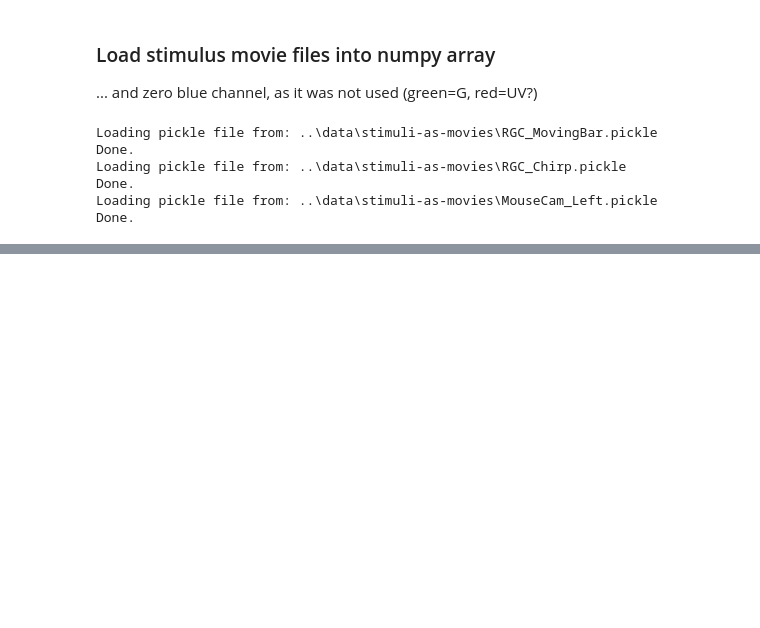
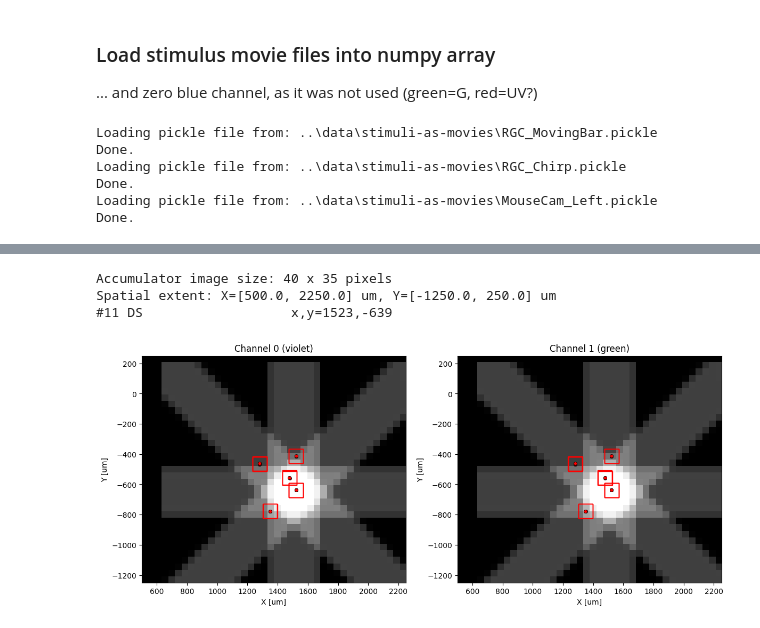
Before and after one commit to eyewire2/eyewire2-functional-analysis, a Jupyter notebook: notebooks/EW2_stim_history.ipynb, the cells around one changed output, grey strips where cells are left out. Drawn from its saved outputs; the diff is of its cells as text; code cells hidden in the pictures; blank space fills up the shorter version.

Commit message:
exposure plots continued

```diff
--- a/notebooks/EW2_stim_history.ipynb
+++ b/notebooks/EW2_stim_history.ipynb
@@ -371,0 +373,13 @@ Spatial extent: X=[500.0, 2250.0] um, Y=[-1250.0, 250.0] um
+# %%
+#plot_exposure(CONSOL_PATH, ln_range=[7, 9]) # F0
+#plot_exposure(CONSOL_PATH, ln_range=[10, 13]) # F1
+#plot_exposure(CONSOL_PATH, ln_range=[16, 18]) # F2
+#plot_exposure(CONSOL_PATH, ln_range=[20, 24]) # F3
+#plot_exposure(CONSOL_PATH, ln_range=[28, 30]) # F4
+
+plot_exposure(CONSOL_PATH, ln_range=[11, 11]) # F4
+# %% [output]
+Accumulator image size: 40 x 35 pixels
+Spatial extent: X=[500.0, 2250.0] um, Y=[-1250.0, 250.0] um
+#11 DS                   x,y=1523,-639
+[figure, added]
```
Also changed, not shown: parts of 2 cells of this notebook.
